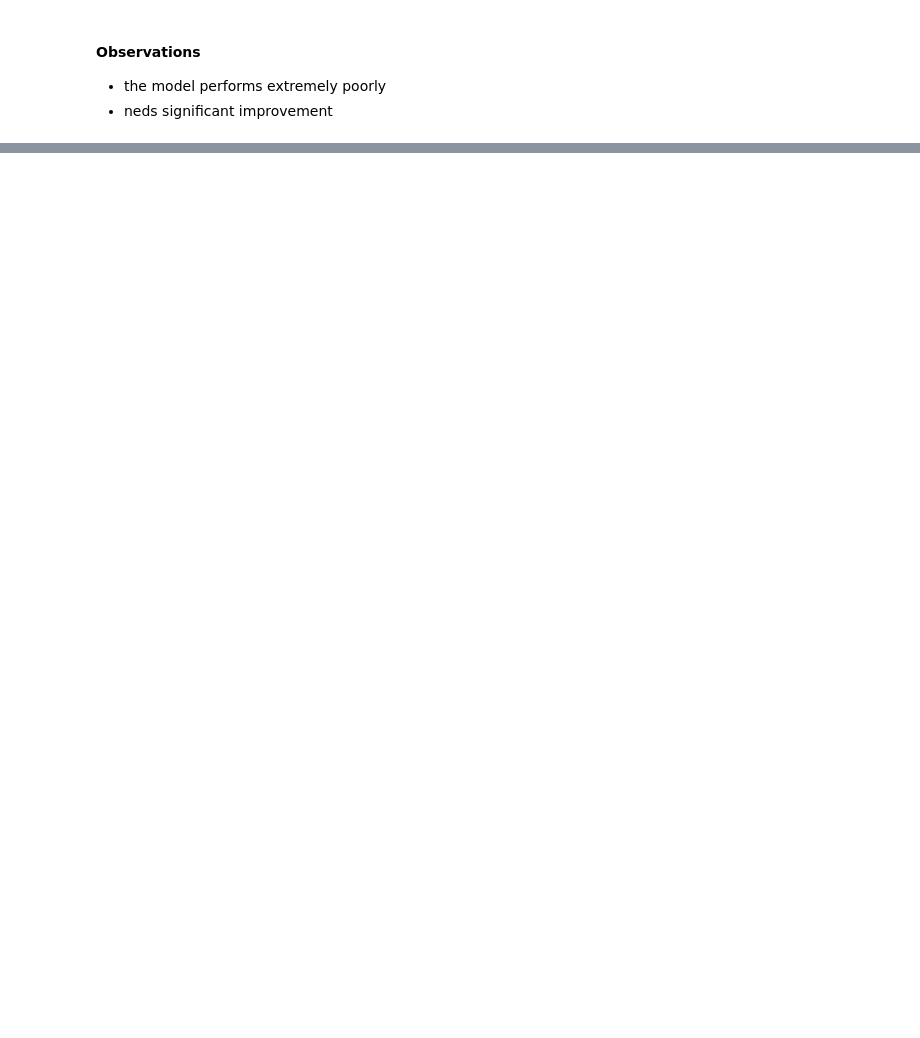
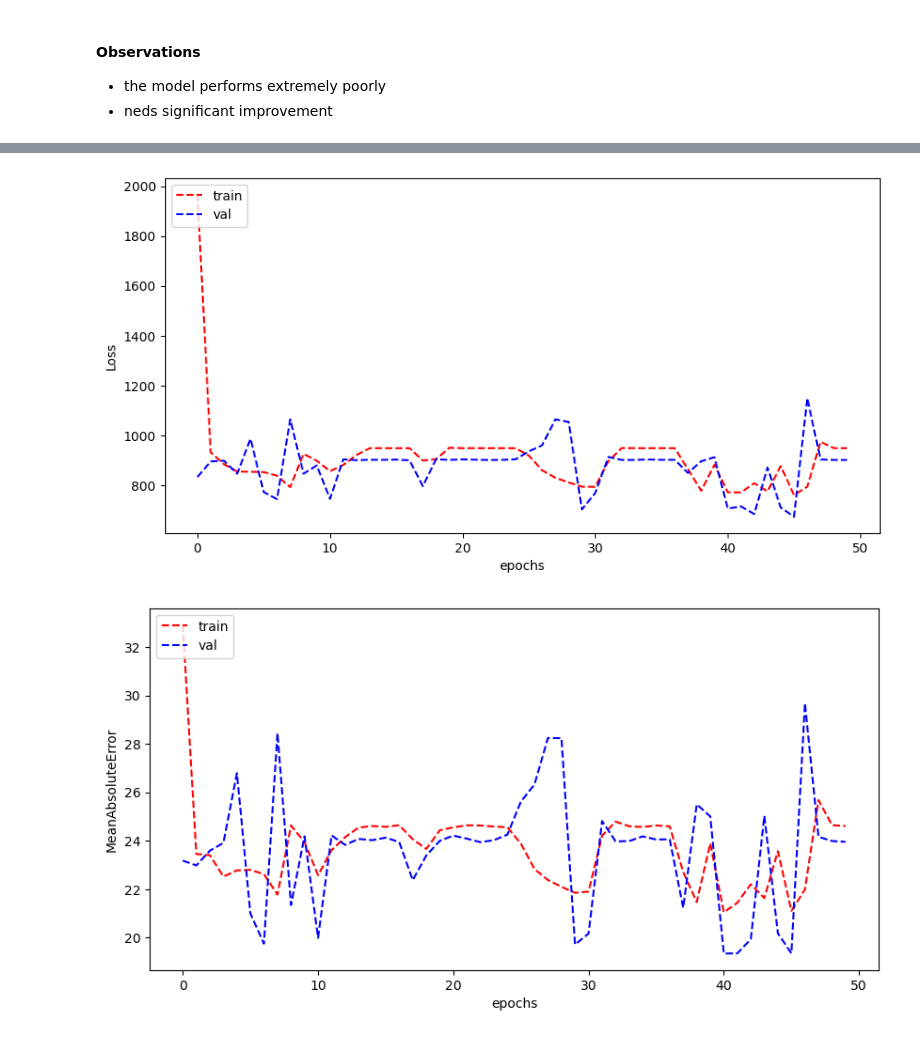
Before and after one commit to packofgum601/MachineLearningA2, a Jupyter notebook: assignment2.ipynb, the cells around one changed output, grey strips where cells are left out. Drawn from its saved outputs; the diff is of its cells as text; code cells hidden in the pictures; blank space fills up the shorter version.

```diff
--- a/assignment2.ipynb
+++ b/assignment2.ipynb
@@ -242,0 +309,22 @@ plot_learning_curve(history.history['loss'], history.history['val_loss'],
+# %%
+#change batchsize
+
+INPUT_DIM = X_train.shape[1]
+HIDDEN_LAYER_DIM = 256 #this can be tuned later
+OUTPUT_CLASSES = 1
+BATCH_SIZE = 64
+
+#create model
+model3 = tf.keras.models.Sequential([
+    tf.keras.layers.Input(shape=(INPUT_DIM)),
+    tf.keras.layers.Dense(HIDDEN_LAYER_DIM, activation='relu'),
+    tf.keras.layers.Dense(OUTPUT_CLASSES)
+])
+
+#compile model
+model3.compile(optimizer = 'SGD',
+              loss = 'mean_squared_error',
+              metrics = ['mean_absolute_error'])
+
+#train the model
+history3 = model3.fit(X_train_scaled, y_train, validation_data=(X_val_scaled, y_val), epochs=50, verbose=1, batch_size=BATCH_SIZE)
@@ -242,0 +349,11 @@ plot_learning_curve(history.history['loss'], history.history['val_loss'],
+# %%
+#plot learning curve
+plot_learning_curve(history3.history['loss'], history3.history['val_loss'],
+                    history3.history['mean_absolute_error'],
+                    history3.history['val_mean_absolute_error'])
+
+#evaluate the model
+val_loss, val_mae = model3.evaluate(X_val_scaled, y_val)
+# %% [output]
+[figure, added]
+[figure, added]
```
Also changed, not shown: parts of 15 cells of this notebook, 1 other file.
